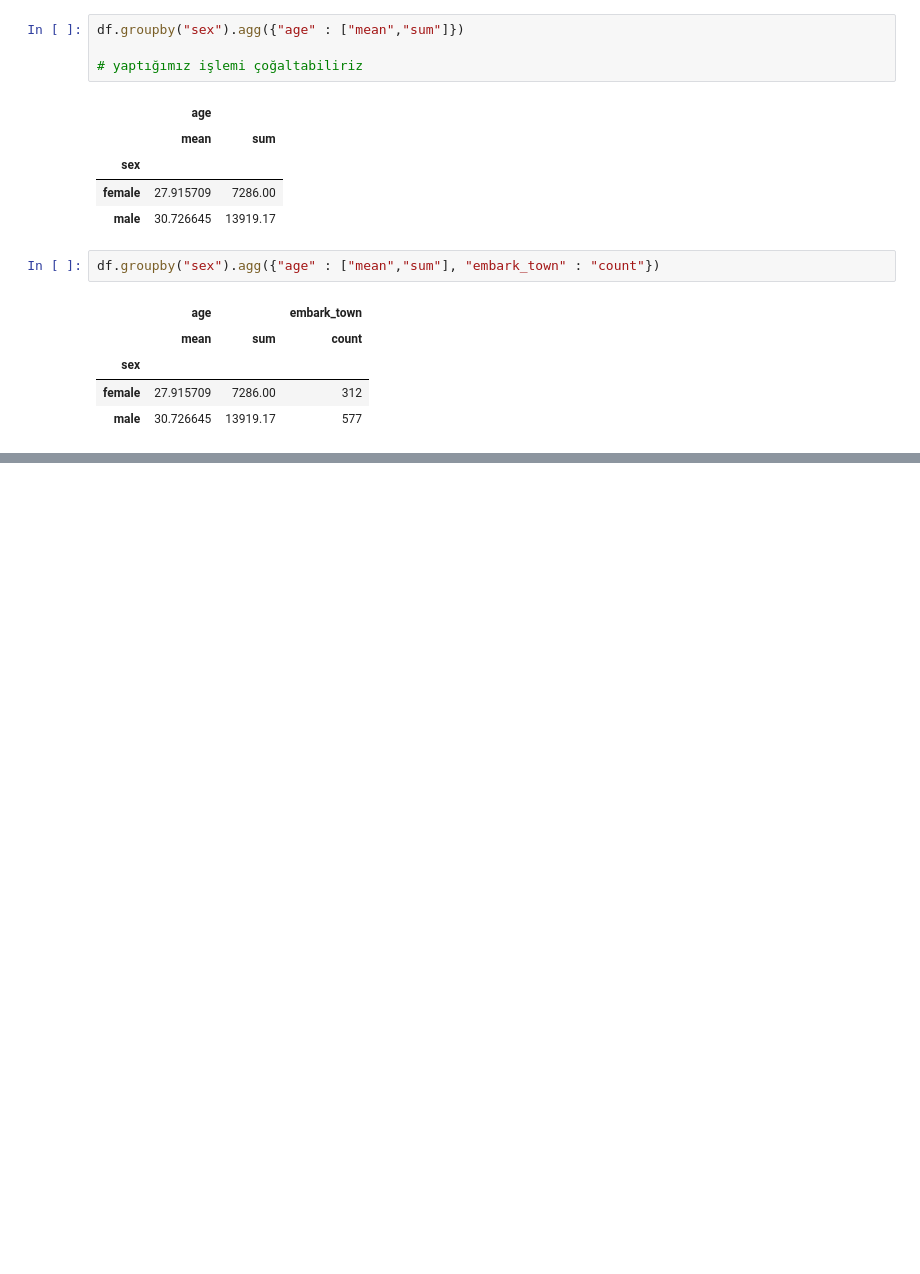
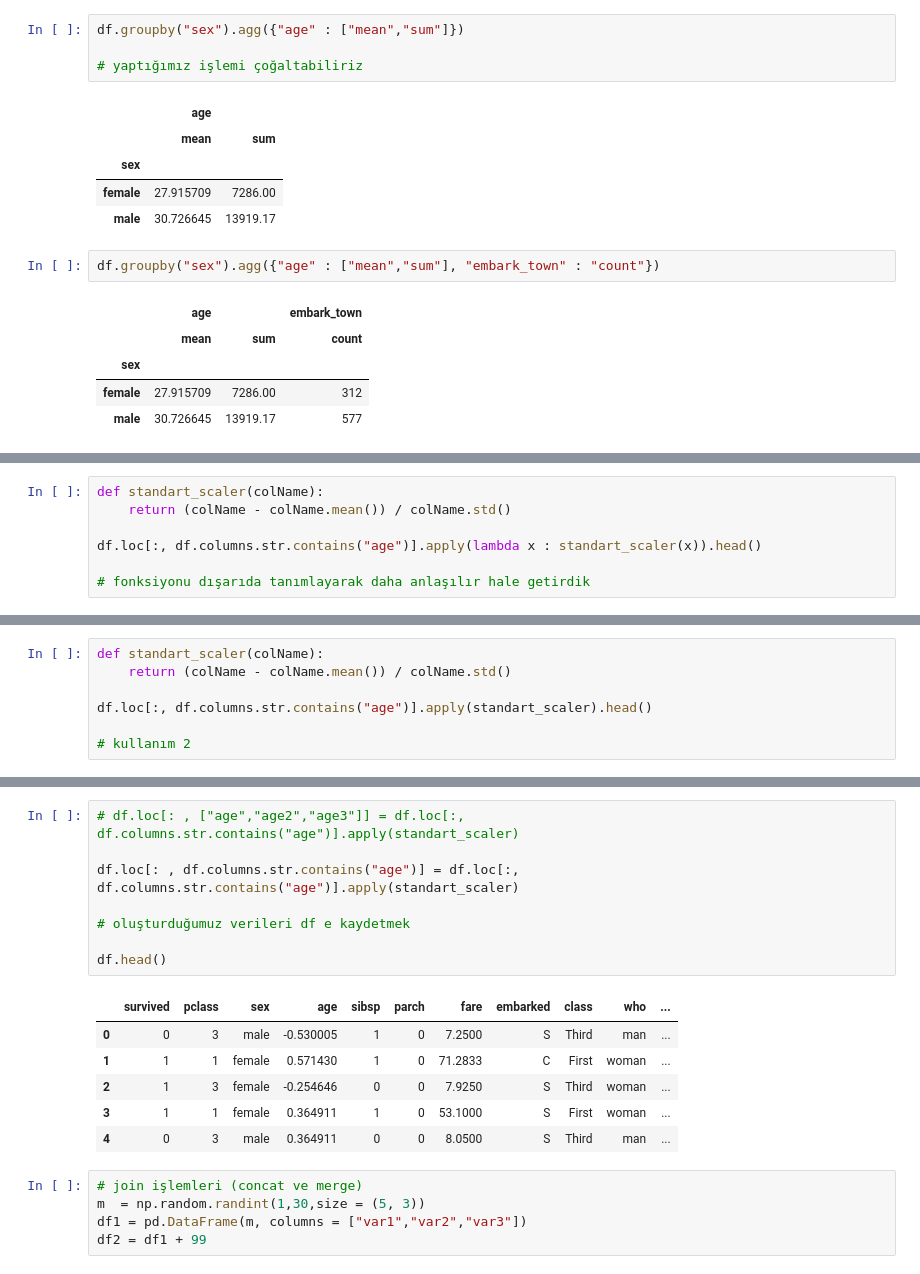
Before and after one commit to omerahat/ml-bootcamp-notes, a Jupyter notebook: Python Programming for Data Science/Pandas.ipynb, the cells around one changed output, grey strips where cells are left out. Drawn from its saved outputs; the diff is of its cells as text; blank space fills up the shorter version.

```diff
--- a/Python Programming for Data Science/Pandas.ipynb
+++ b/Python Programming for Data Science/Pandas.ipynb
@@ -606,0 +726,7 @@ df.groupby("sex").agg({"age" : ["mean","sum"], "embark_town" : "count"})
+# %%
+def standart_scaler(colName):
+    return (colName - colName.mean()) / colName.std()
+
+df.loc[:, df.columns.str.contains("age")].apply(lambda x : standart_scaler(x)).head()
+
+# fonksiyonu dışarıda tanımlayarak daha anlaşılır hale getirdik
@@ -606,0 +740,7 @@ df.groupby("sex").agg({"age" : ["mean","sum"], "embark_town" : "count"})
+# %%
+def standart_scaler(colName):
+    return (colName - colName.mean()) / colName.std()
+
+df.loc[:, df.columns.str.contains("age")].apply(standart_scaler).head()
+
+# kullanım 2
@@ -606,0 +754,20 @@ df.groupby("sex").agg({"age" : ["mean","sum"], "embark_town" : "count"})
+# %%
+# df.loc[: , ["age","age2","age3"]] = df.loc[:, df.columns.str.contains("age")].apply(standart_scaler)
+
+df.loc[: , df.columns.str.contains("age")] = df.loc[:, df.columns.str.contains("age")].apply(standart_scaler)
+
+# oluşturduğumuz verileri df e kaydetmek
+
+df.head()
+# %% [output]
+|  | survived | pclass | sex | age | sibsp | parch | fare | embarked | class | who | ... |
+| 0 | 0 | 3 | male | -0.530005 | 1 | 0 | 7.2500 | S | Third | man | ... |
+| 1 | 1 | 1 | female | 0.571430 | 1 | 0 | 71.2833 | C | First | woman | ... |
+| 2 | 1 | 3 | female | -0.254646 | 0 | 0 | 7.9250 | S | Third | woman | ... |
+| 3 | 1 | 1 | female | 0.364911 | 1 | 0 | 53.1000 | S | First | woman | ... |
+| 4 | 0 | 3 | male | 0.364911 | 0 | 0 | 8.0500 | S | Third | man | ... |
+# %%
+# join işlemleri (concat ve merge)
+m  = np.random.randint(1,30,size = (5, 3))
+df1 = pd.DataFrame(m, columns = ["var1","var2","var3"])
+df2 = df1 + 99
```
Also changed, not shown: parts of 44 cells of this notebook, 1 other file.
